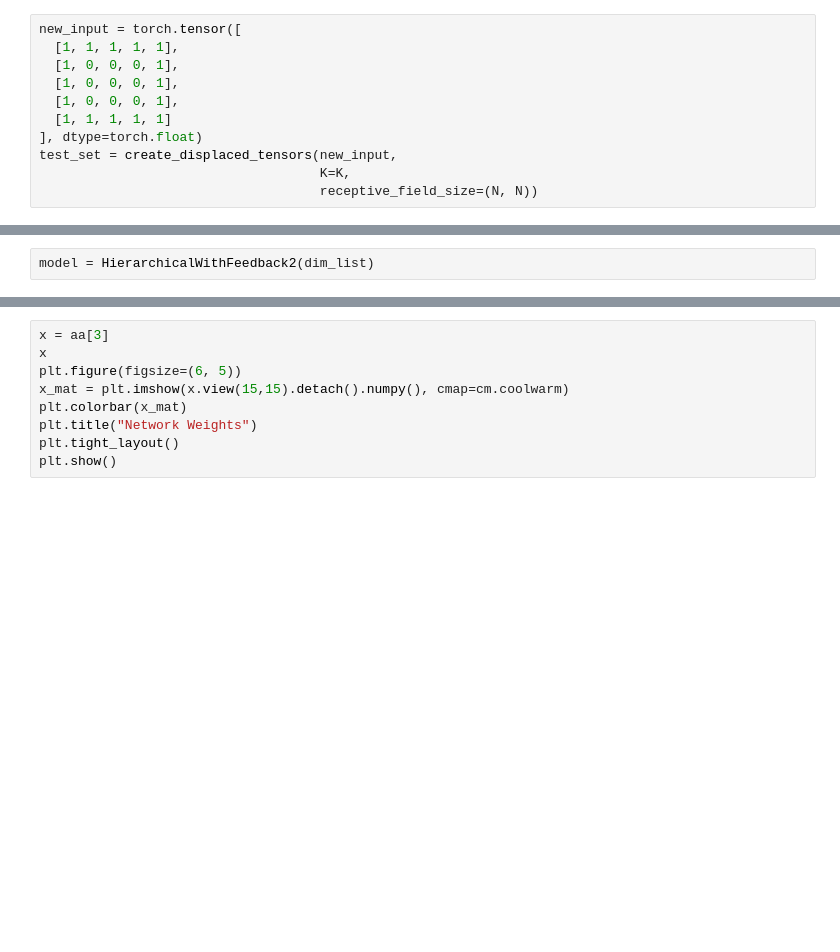
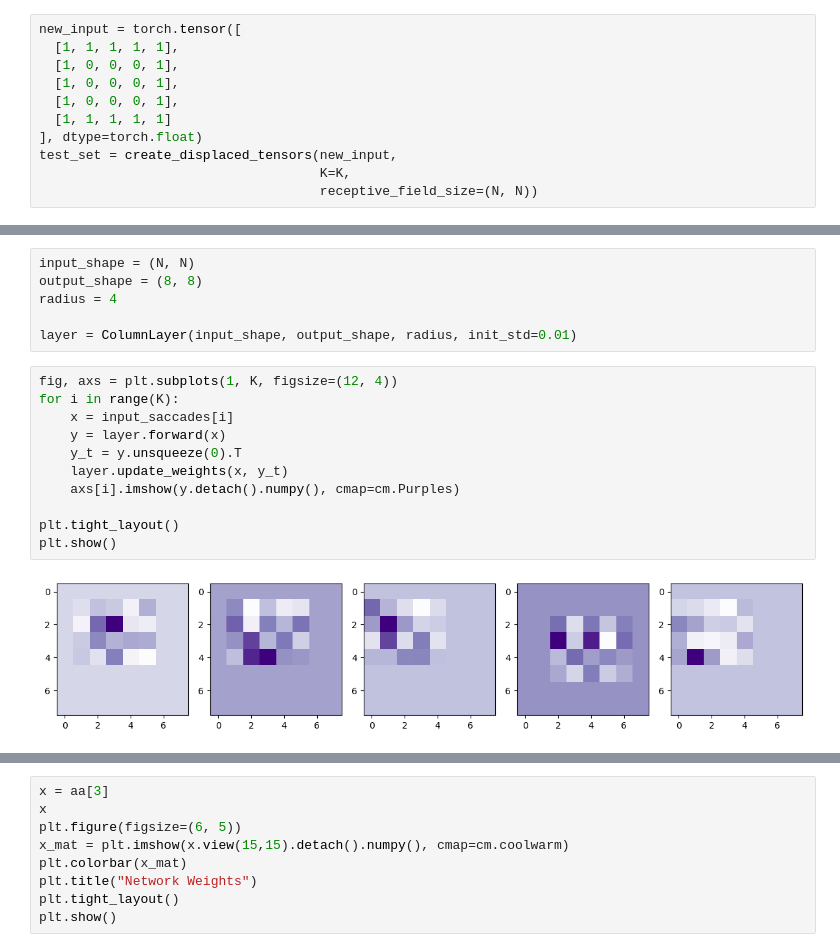
Before and after one commit to mikolasan/ai_sandbox, a Jupyter notebook: arc/hierarchical_som.ipynb, the cells around one changed output, grey strips where cells are left out. Saved outputs shown, nothing was run; the diff lists cells and outputs as text; blank space fills up the shorter version.

```diff
--- a/arc/hierarchical_som.ipynb
+++ b/arc/hierarchical_som.ipynb
@@ -184,2 +193,19 @@ class HierarchicalWithFeedback2(nn.Module):
-# %%
-model = HierarchicalWithFeedback2(dim_list)
+# %%
+input_shape = (N, N)
+output_shape = (8, 8)
+radius = 4
+
+layer = ColumnLayer(input_shape, output_shape, radius, init_std=0.01)
+# %%
+fig, axs = plt.subplots(1, K, figsize=(12, 4))
+for i in range(K):
+    x = input_saccades[i]
+    y = layer.forward(x)
+    y_t = y.unsqueeze(0).T
+    layer.update_weights(x, y_t)
+    axs[i].imshow(y.detach().numpy(), cmap=cm.Purples)
+
+plt.tight_layout()
+plt.show()
+# %% [output]
+[figure, added]
```
Also changed, not shown: parts of 17 cells of this notebook.
